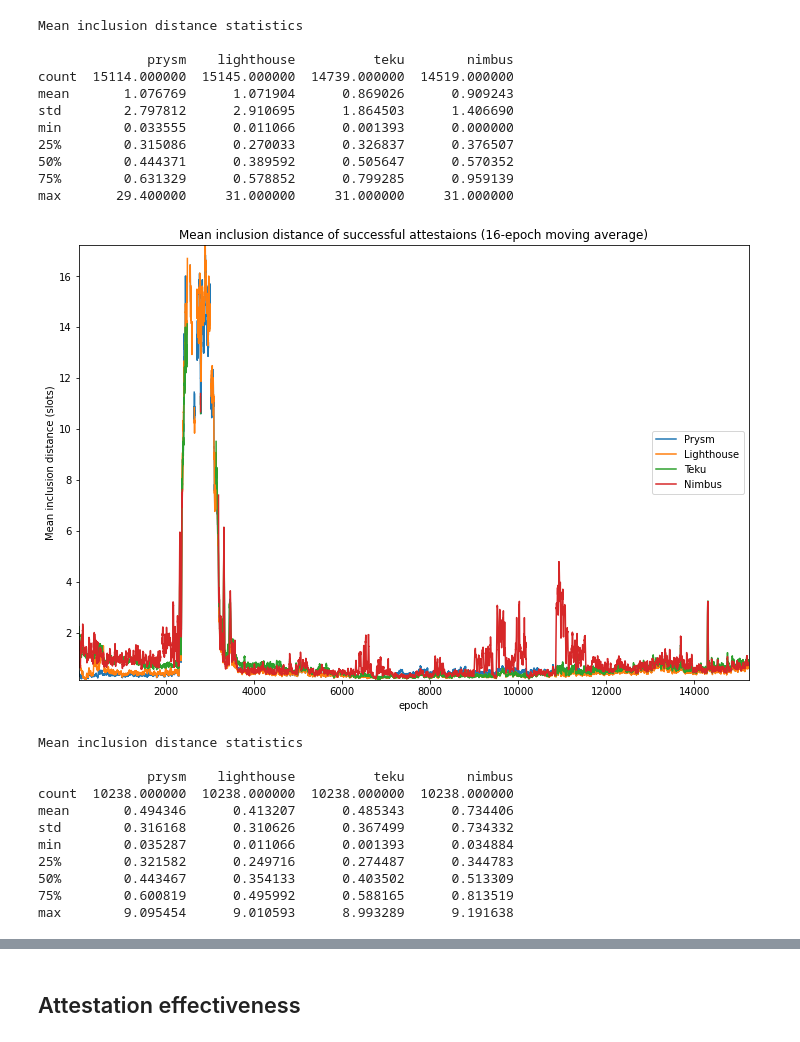
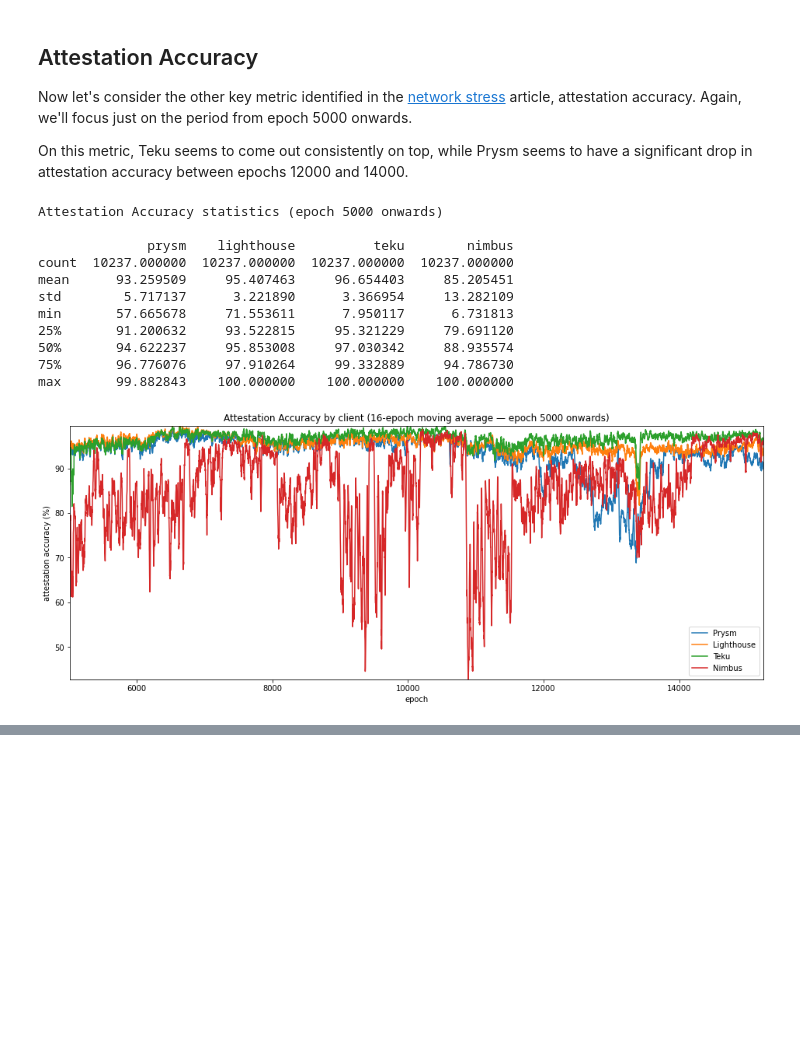
Before and after one commit to pintail-xyz/medalla_analysis, a Jupyter notebook: medalla-4-client-comparison.ipynb, the cells around one changed output, grey strips where cells are left out. Drawn from its saved outputs; the diff is of its cells as text; code cells hidden in the pictures; blank space fills up the shorter version.

Commit message:
re-write of article 4, other minor changes

```diff
--- a/medalla-4-client-comparison.ipynb
+++ b/medalla-4-client-comparison.ipynb
@@ -286,59 +379,37 @@ Let's repeat the plot of mean inclusion distance we previously saw for the netwo
+# %% [markdown]
+## Attestation Accuracy
+Now let's consider the other key metric identified in the [network stress](/posts/medalla-network-stress) article, attestation accuracy. Again, we'll focus just on the period from epoch 5000 onwards.
+
+On this metric, Teku seems to come out consistently on top, while Prysm seems to have a significant drop in attestation accuracy between epochs 12000 and 14000.
 # %%
-# graphs and stats for mean inclusion distance
-mid_df = pd.DataFrame.from_dict(mean_inclusion_distance)
+# graphs and stats for attestation accuracy
+ac_df = pd.DataFrame.from_dict(accuracy)
 
-print("Mean inclusion distance statistics\n")
-print(mid_df.describe(), end='\n\n')
+print("Attestation Accuracy statistics (epoch 5000 onwards)\n")
+print(ac_df.iloc[5000:].describe(), end='\n\n')
 
 # plot the mean inclusion distance
-fig=plt.figure(figsize=(12,8))
-plt.plot(mid_df['prysm'].rolling(16).mean(), label='Prysm')
-plt.plot(mid_df['lighthouse'].rolling(16).mean(), label='Lighthouse')
-plt.plot(mid_df['teku'].rolling(16).mean(), label='Teku')
-plt.plot(mid_df['nimbus'].rolling(16).mean(), label='Nimbus')
-plt.legend(loc='right')
+fig=plt.figure(figsize=(16,6))
+plt.plot(ac_df['prysm'].iloc[5000:].rolling(16).mean(), label='Prysm')
+plt.plot(ac_df['lighthouse'].iloc[5000:].rolling(16).mean(), label='Lighthouse')
+plt.plot(ac_df['teku'].iloc[5000:].rolling(16).mean(), label='Teku')
+plt.plot(ac_df['nimbus'].iloc[5000:].rolling(16).mean(), label='Nimbus')
+plt.legend(loc='lower right')
 plt.margins(0,0)
-plt.title('Mean inclusion distance of successful attestaions (16-epoch moving average)')
+plt.title('Attestation Accuracy by client (16-epoch moving average — epoch 5000 onwards)')
 plt.xlabel('epoch')
-plt.ylabel('Mean inclusion distance (slots)')
+plt.ylabel('attestation accuracy (%)')
 plt.show()
-
-print("Mean inclusion distance statistics\n")
-print(mid_df.iloc[5000:].describe(), end='\n\n')
-
-# plot the mean inclusion distance
-fig=plt.figure(figsize=(12,8))
-plt.plot(mid_df['prysm'].iloc[5000:].rolling(16).mean(), label='Prysm')
-plt.plot(mid_df['lighthouse'].iloc[5000:].rolling(16).mean(), label='Lighthouse')
-plt.plot(mid_df['teku'].iloc[5000:].rolling(16).mean(), label='Teku')
-plt.plot(mid_df['nimbus'].iloc[5000:].rolling(16).mean(), label='Nimbus')
-plt.legend(loc='right')
-plt.margins(0,0)
-plt.title('Mean inclusion distance of successful attestaions (16-epoch moving average — epoch 5000 onwards)')
-plt.xlabel('epoch')
-plt.ylabel('Mean inclusion distance (slots)')
-plt.show()
 # %% [output]
-Mean inclusion distance statistics
+Attestation Accuracy statistics (epoch 5000 onwards)
 
               prysm    lighthouse          teku        nimbus
-count  15114.000000  15145.000000  14739.000000  14519.000000
-mean       1.076769      1.071904      0.869026      0.909243
-std        2.797812      2.910695      1.864503      1.406690
-min        0.033555      0.011066      0.001393      0.000000
-25%        0.315086      0.270033      0.326837      0.376507
-50%        0.444371      0.389592      0.505647      0.570352
-75%        0.631329      0.578852      0.799285      0.959139
-max       29.400000     31.000000     31.000000     31.000000
+count  10237.000000  10237.000000  10237.000000  10237.000000
+mean      93.259509     95.407463     96.654403     85.205451
+std        5.717137      3.221890      3.366954     13.282109
+min       57.665678     71.553611      7.950117      6.731813
+25%       91.200632     93.522815     95.321229     79.691120
+50%       94.622237     95.853008     97.030342     88.935574
+75%       96.776076     97.910264     99.332889     94.786730
+max       99.882843    100.000000    100.000000    100.000000
-[figure, old version]
+[figure, new version]
-Mean inclusion distance statistics
-
-              prysm    lighthouse          teku        nimbus
-count  10238.000000  10238.000000  10238.000000  10238.000000
-mean       0.494346      0.413207      0.485343      0.734406
-std        0.316168      0.310626      0.367499      0.734332
-min        0.035287      0.011066      0.001393      0.034884
-25%        0.321582      0.249716      0.274487      0.344783
-50%        0.443467      0.354133      0.403502      0.513309
-75%        0.600819      0.495992      0.588165      0.813519
-max        9.095454      9.010593      8.993289      9.191638
@@ -346,2 +415,0 @@ max        9.095454      9.010593      8.993289      9.191638
-# %% [markdown]
-## Attestation effectiveness
```
Also changed, not shown: parts of 24 cells of this notebook, 3 other files.
